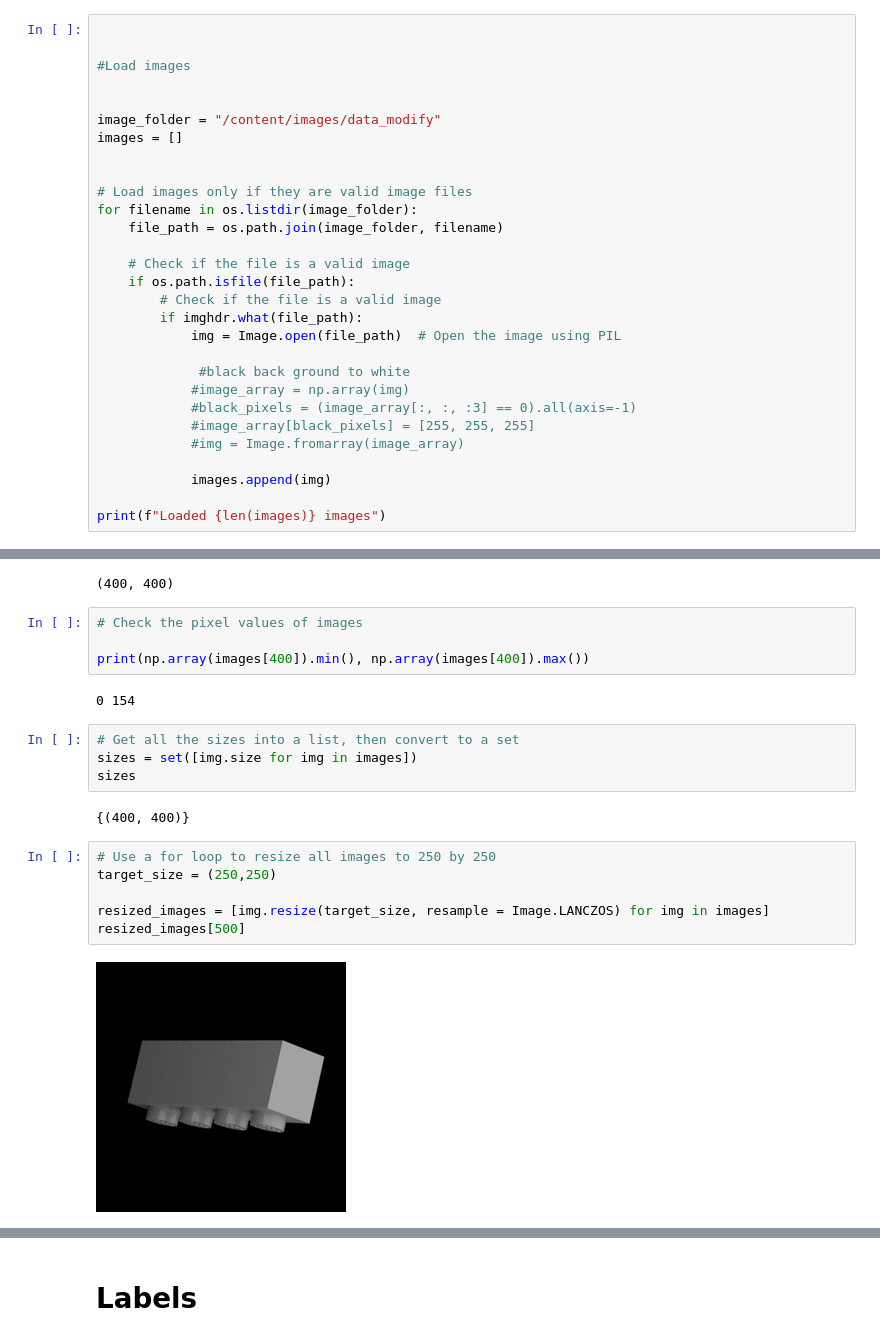
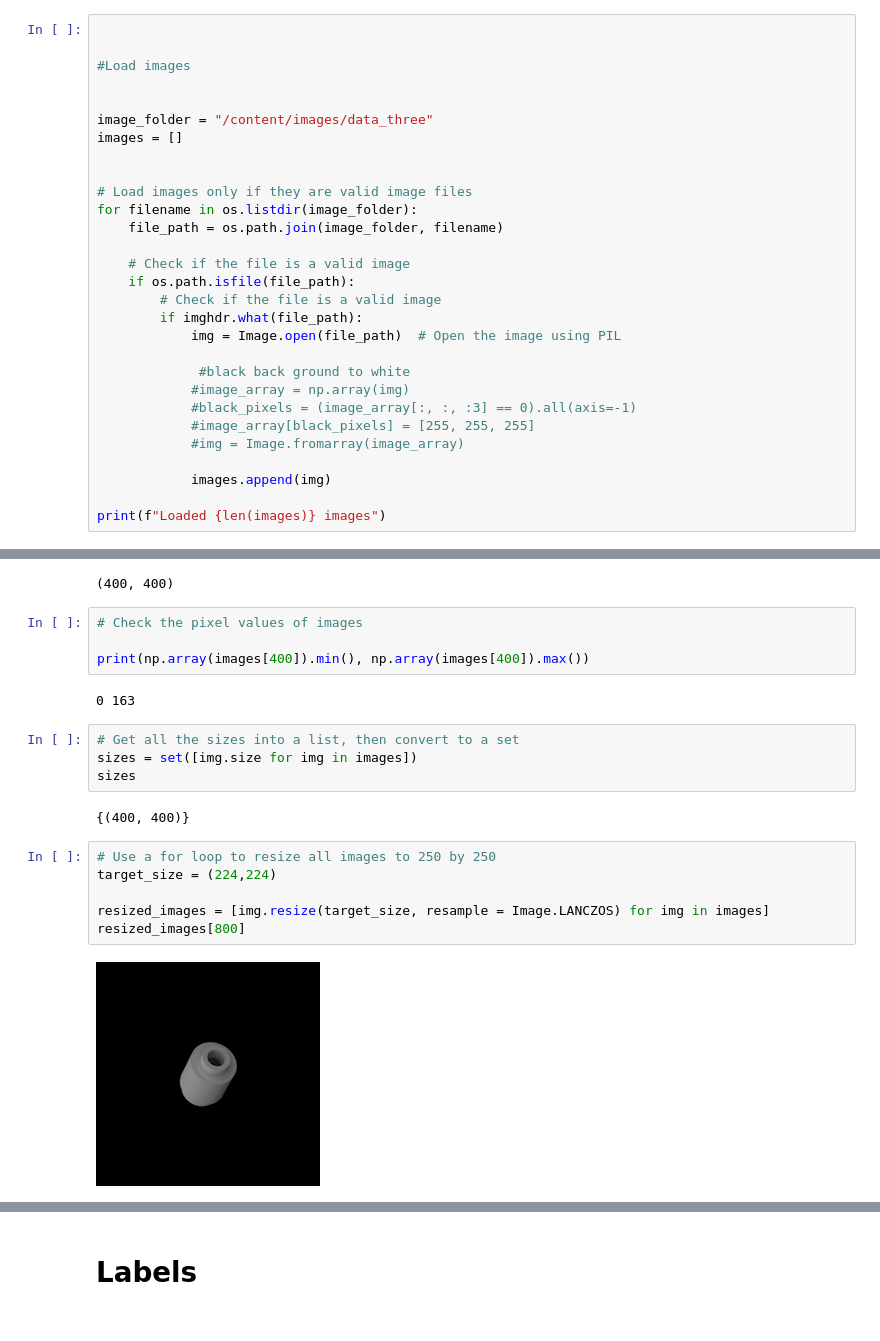
Before and after one commit to maadhuvijay/Project-3-AI-Bootcamp, a Jupyter notebook: Lego_classifier.ipynb, the cells around one changed output, grey strips where cells are left out. Drawn from its saved outputs; the diff is of its cells as text.

```diff
--- a/Lego_classifier.ipynb
+++ b/Lego_classifier.ipynb
@@ -48,7 +48,7 @@ with zipfile.ZipFile(zip_file, 'r') as zip_ref:
 #Load images
 
 
-image_folder = "/content/images/data_modify"
+image_folder = "/content/images/data_three"
 images = []
 
 
@@ -149,7 +160,7 @@ images[800].size
 
 print(np.array(images[400]).min(), np.array(images[400]).max())
 # %% [output]
-0 154
+0 163
 # %%
 # Get all the sizes into a list, then convert to a set
 sizes = set([img.size for img in images])
@@ -158,12 +169,12 @@ sizes
 {(400, 400)}
 # %%
 # Use a for loop to resize all images to 250 by 250
-target_size = (250,250)
+target_size = (224,224)
 
 resized_images = [img.resize(target_size, resample = Image.LANCZOS) for img in images]
-resized_images[500]
+resized_images[800]
 # %% [output]
-[figure, old version]
+[figure, new version]
 # %%
 # Verify the resizing of all images
 # Get all the sizes into a list, then convert to a set
```
Also changed, not shown: parts of 53 cells of this notebook.
